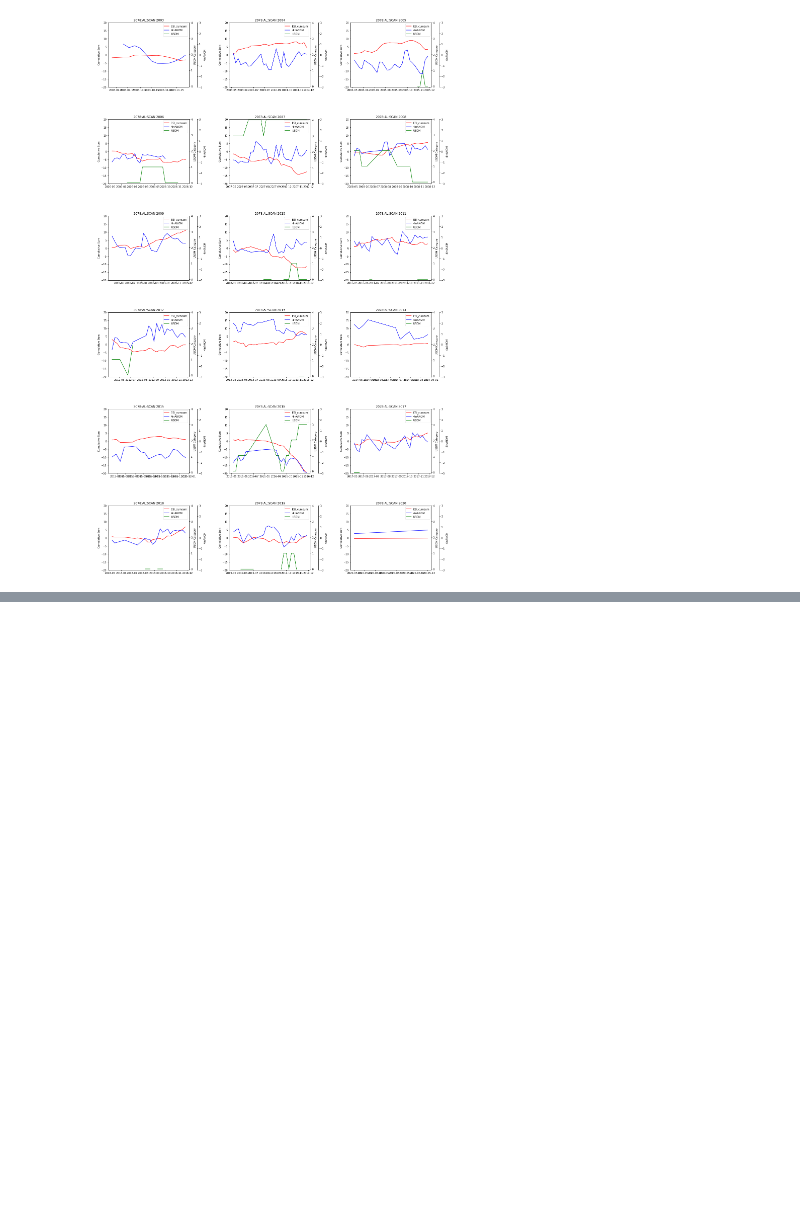
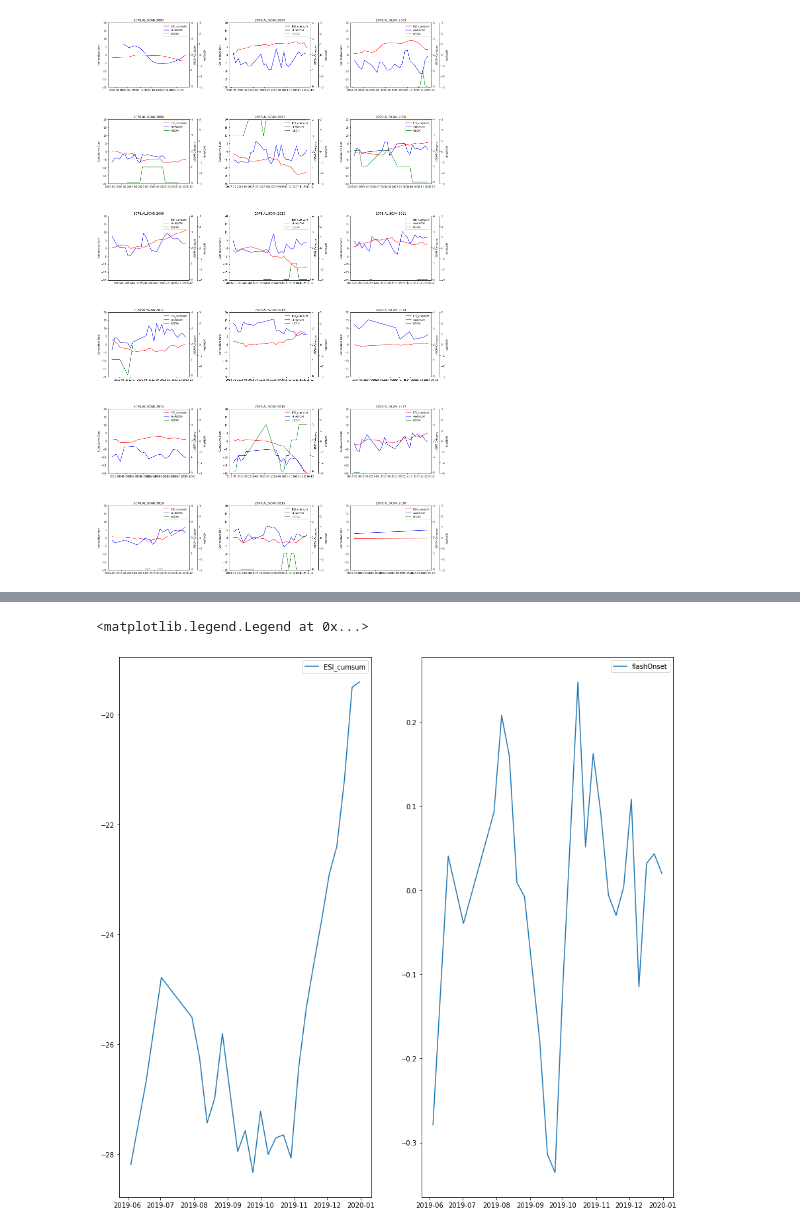
Before and after one commit to Corey4005/SCANAnalysis, a Jupyter notebook: notebooks/drought_analysis.ipynb, the cells around one changed output, grey strips where cells are left out. Cells and saved outputs as stored; diff of their text form; code cells hidden in the pictures; blank space fills up the shorter version.

```diff
--- a/notebooks/drought_analysis.ipynb
+++ b/notebooks/drought_analysis.ipynb
@@ -1199,0 +1217,19 @@ See the caveats in the documentation: https://pandas.pydata.org/pandas-docs/stab
+# %%
+#create a flash severity dataset
+store = {}
+
+for s in combined['station'].unique():
+    stationFrame = combined[combined['station']==s]
+    mean = stationFrame.mean()['4inANOM']
+    std = stationFrame.std()['4inANOM']
+    stationFrame['4inANOMsma4pentad'] = stationFrame['4inANOM'].rolling(4, min_periods=4).mean()
+    stationFrame['4insma_pr4pentad'] = stationFrame['4inANOMsma4pentad'].rank(pct=True)
+    stationFrame['4inANOMsma1pentad']=stationFrame['4inANOM'].rolling(1, min_periods=1).mean()
+    stationFrame['4insma_pr1pentad']=stationFrame['4inANOMsma1pentad'].rank(pct=True)
+    stationFrame['ESI_cumsum']=stationFrame['ESI'].cumsum()
+    stationFrame['4inANOMmean']= mean
+    stationFrame['4instd'] = std
+    store[s]=stationFrame
+df = pd.concat(store, axis=0)
+    #rollingFrame = pd.rolling(combined[combined['station']==s])
+    #print(s, meanFrame, stdFrame)
@@ -1199,0 +1271,2 @@ See the caveats in the documentation: https://pandas.pydata.org/pandas-docs/stab
+# %%
+df['1pentad-4pentad'] = df['4insma_pr1pentad']-df['4insma_pr4pentad']
@@ -1199,0 +1350,14 @@ See the caveats in the documentation: https://pandas.pydata.org/pandas-docs/stab
+# %%
+test = df[(df['station']=='2078:AL:SCAN')&(df.index.get_level_values('Date').year>=2019)&(df.index.get_level_values('Date').month>=6)][['ESI_cumsum','1pentad-4pentad']]
+test.reset_index(inplace=True)
+# %%
+test.set_index('Date', inplace=True)
+# %%
+fig, ax = plt.subplots(figsize=(15,15), nrows=1, ncols=2)
+ax[0].plot(test['ESI_cumsum'], label='ESI_cumsum')
+ax[1].plot(test['1pentad-4pentad'], label='flashOnset')
+ax[0].legend()
+ax[1].legend()
+# %% [output]
+<matplotlib.legend.Legend at 0x...>
+[figure, added]
```
Also changed, not shown: parts of 5 cells of this notebook.
